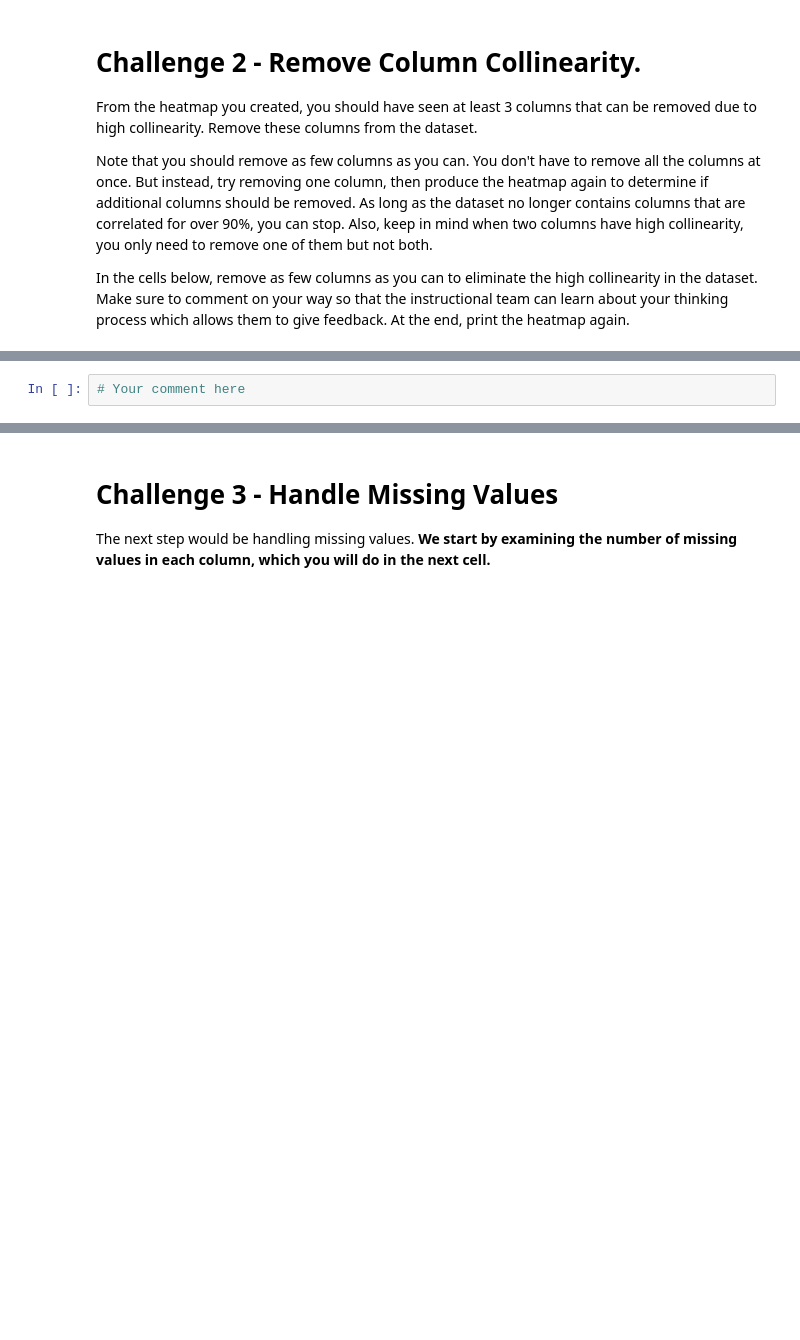
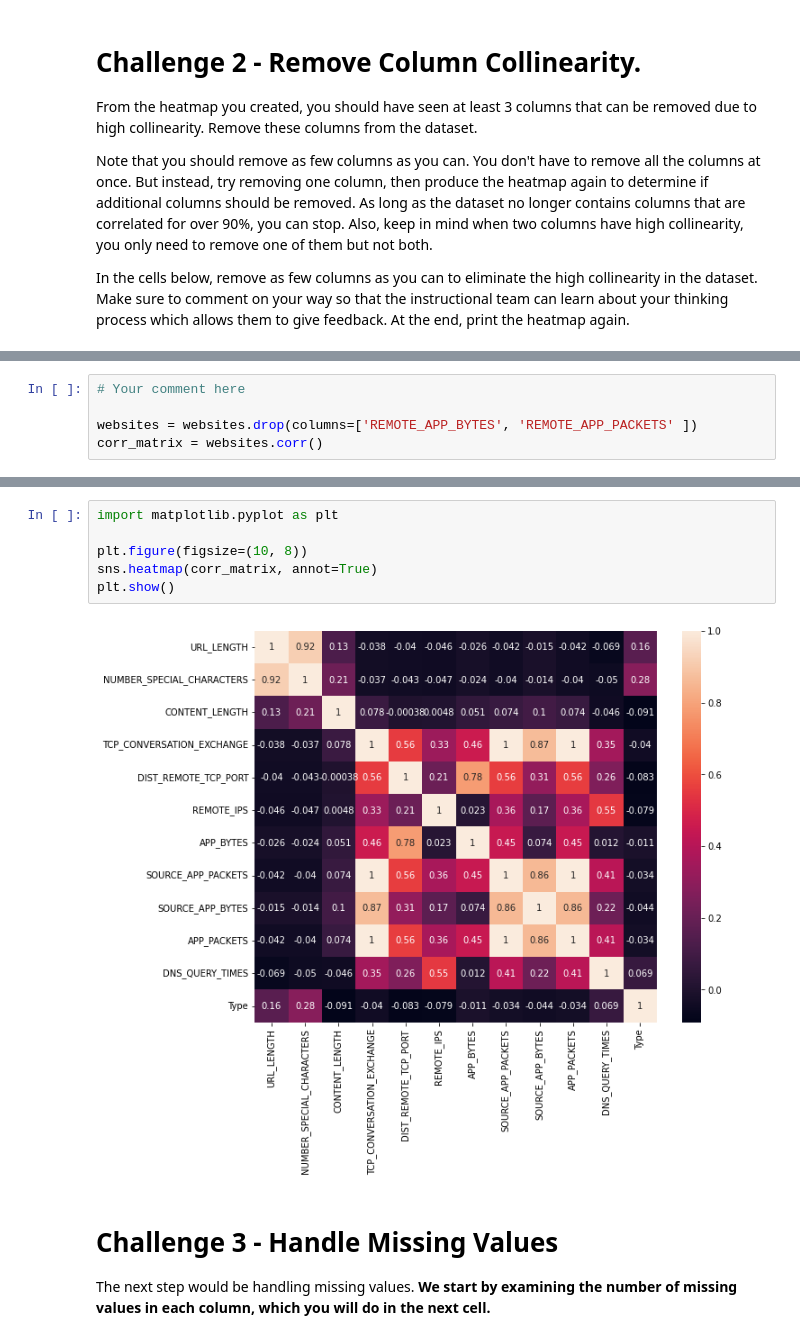
Before and after one commit to Ironhack-data-bcn-january-2023/lab-supervised-learning, a Jupyter notebook: your-code/main.ipynb, the cells around one changed output, grey strips where cells are left out. Cells and saved outputs as stored; diff of their text form; blank space fills up the shorter version.

```diff
--- a/your-code/main.ipynb
+++ b/your-code/main.ipynb
@@ -67,2 +157,5 @@ In the cells below, remove as few columns as you can to eliminate the high colli
 # %%
 # Your comment here
+
+websites = websites.drop(columns=['REMOTE_APP_BYTES', 'REMOTE_APP_PACKETS' ])
+corr_matrix = websites.corr()
@@ -71,3 +178,11 @@ In the cells below, remove as few columns as you can to eliminate the high colli
+# %%
+import matplotlib.pyplot as plt
+
+plt.figure(figsize=(10, 8))
+sns.heatmap(corr_matrix, annot=True)
+plt.show()
+# %% [output]
+[figure, added]
 # %% [markdown]
 # Challenge 3 - Handle Missing Values
 
```
Also changed, not shown: parts of 78 cells of this notebook.
